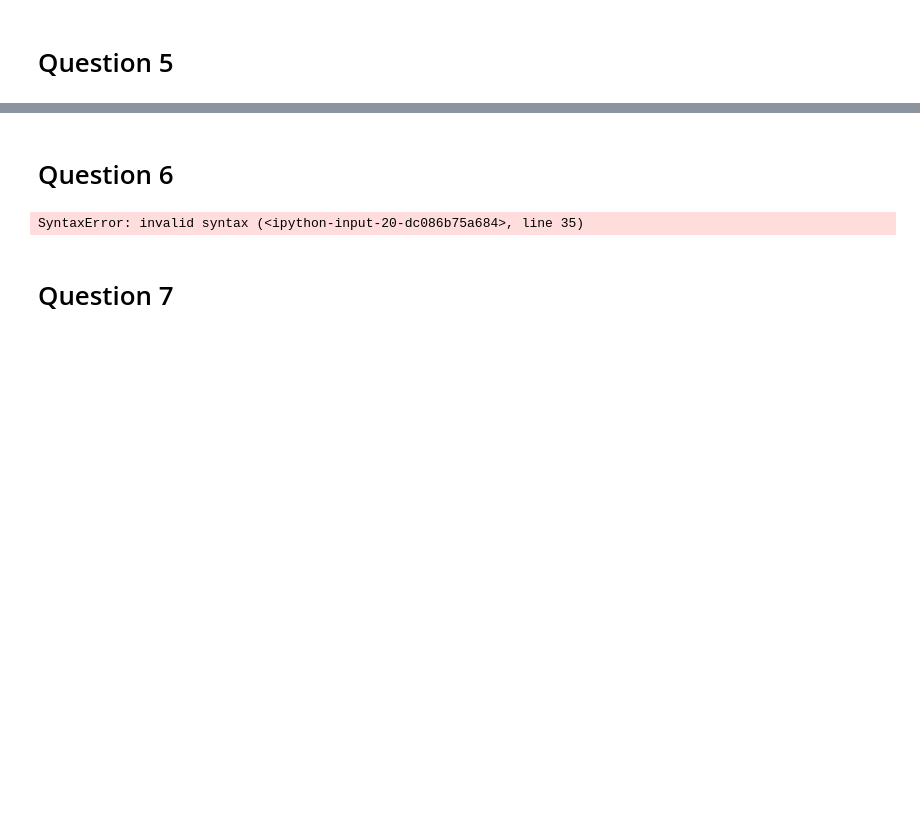
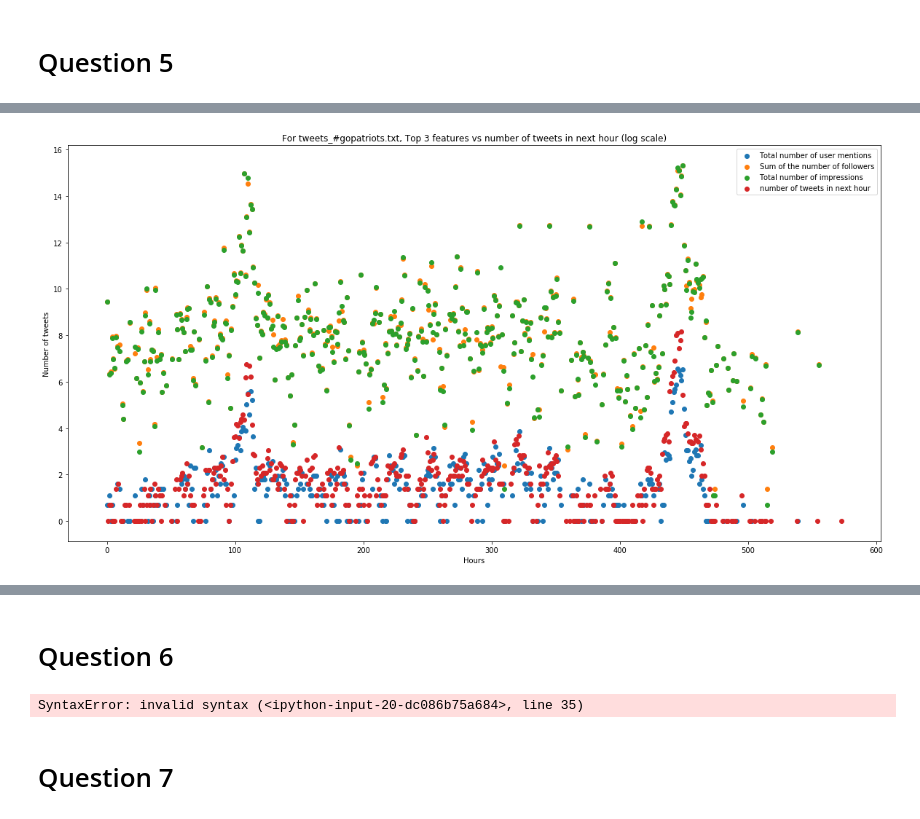
Before and after one commit to superAX/Twitter-Popularity-Prediction, a Jupyter notebook: EE219_Project5.ipynb, the cells around one changed output, grey strips where cells are left out. Drawn from its saved outputs; the diff is of its cells as text; code cells hidden in the pictures; blank space fills up the shorter version.

```diff
--- a/EE219_Project5.ipynb
+++ b/EE219_Project5.ipynb
@@ -359,0 +335,80 @@ print(datetime.fromtimestamp(start_time,pst_tz))
+# %%
+feb18am = datetime(year=2015,month=2,day=1,hour=8,tzinfo=pst_tz)
+feb18pm = datetime(year=2015,month=2,day=1,hour=8,tzinfo=pst_tz)
+print(feb18am)
+print(feb18pm)
+start_time, end_time = 2147483647, 0
+f = open('tweets_#gohawks.txt', 'r', encoding = 'utf-8')
+for lineNum, line in enumerate(f) :
+    eachTweet = json.loads(line)
+    start_time = min(eachTweet['citation_date'],start_time)
+    end_time = max(eachTweet['citation_date'],end_time)
+print(datetime.fromtimestamp(start_time,pst_tz))
+
+# All features we want to explore
+feature_names = ['Number of tweets', 'Total number of retweets', 'Sum of the number of followers',
+                'Maximum number of followers', 'Time of the day', 'Total number of impressions',
+                'Total number of momentum', 'Total number of favorite count', 'Total number of ranking score',
+                'Total number of acceleration', 'Total number of replies', 'Total number of unique users',
+                'Total number of unique authors', 'Total number of user mentions']
+
+#file_names = ['tweets_#gohawks.txt', 'tweets_#gopatriots.txt', 'tweets_#nfl.txt',
+#              'tweets_#patriots.txt', 'tweets_#sb49.txt', 'tweets_#superbowl.txt']
+file_names = ['tweets_#gopatriots.txt', 'tweets_#nfl.txt', 'tweets_#patriots.txt']
+
+for file_name in file_names:
+    print(file_name)
+    print('-------------')
+    # X_train & y
+    X = extract_more_features(file_name)
+    X_train = X[:-1,:]
+    y = X[1:,0]
+    # train a model
+    RegressionModel = statsmodel.OLS(y, X_train).fit()
+    y_pred = RegressionModel.predict(X_train)
+    # Get p values
+    print('p values : ', RegressionModel.pvalues)
+    top3_index = []
+    pval = RegressionModel.pvalues.tolist()
+    index1 = pval.index(min(pval))
+    pval[pval.index(min(pval))] = 1
+    index2 = pval.index(min(pval))
+    pval[pval.index(min(pval))] = 1
+    index3 = pval.index(min(pval))
+    # plot the figure
+    plt.figure()
+    plt.figure(figsize=(20,10))
+    plt.scatter(range(0,len(y)),np.log(X_train[:,index1]), label = feature_names[index1])
+    plt.scatter(range(0,len(y)),np.log(X_train[:,index2]), label = feature_names[index2])
+    plt.scatter(range(0,len(y)),np.log(X_train[:,index3]), label = feature_names[index3])
+    plt.scatter(range(0,len(y)),np.log(y), label = 'number of tweets in next hour')
+    plt.xlabel('Hours')
+    plt.ylabel('Number of tweets')
+    plt.legend()
+    plt.title(('For ' + file_name + ', Top 3 features vs number of tweets in next hour (log scale)'))
+    plt.show()
+
+    plt.figure()
+    plt.scatter(X_train[:,index1], y)
+    plt.xlabel('Feature: ' + feature_names[index1])
+    plt.ylabel('Tweets for next hour')
+    plt.title(('For ' + file_name + ': '+ feature_names[index1] +' vs number of tweets in next hour'))
+    plt.show()
+
+    plt.figure()
+    plt.scatter(X_train[:,index2], y)
+    plt.xlabel('Feature: ' + feature_names[index2])
+    plt.ylabel('Tweets for next hour')
+    plt.title(('For ' + file_name + ': '+ feature_names[index2] +' vs number of tweets in next hour'))
+    plt.show()
+
+    plt.figure()
+    plt.scatter(X_train[:,index3], y)
+    plt.xlabel('Feature: ' + feature_names[index3])
+    plt.ylabel('Tweets for next hour')
+    plt.title(('For ' + file_name + ': '+ feature_names[index3] +' vs number of tweets in next hour'))
+    plt.show()
+
+    print('*'*50)
+    print('*'*50)
+# %% [output]
@@ -359,0 +425 @@ print(datetime.fromtimestamp(start_time,pst_tz))
+[figure, added]
```
Also changed, not shown: parts of 5 cells of this notebook, 1 other file.
